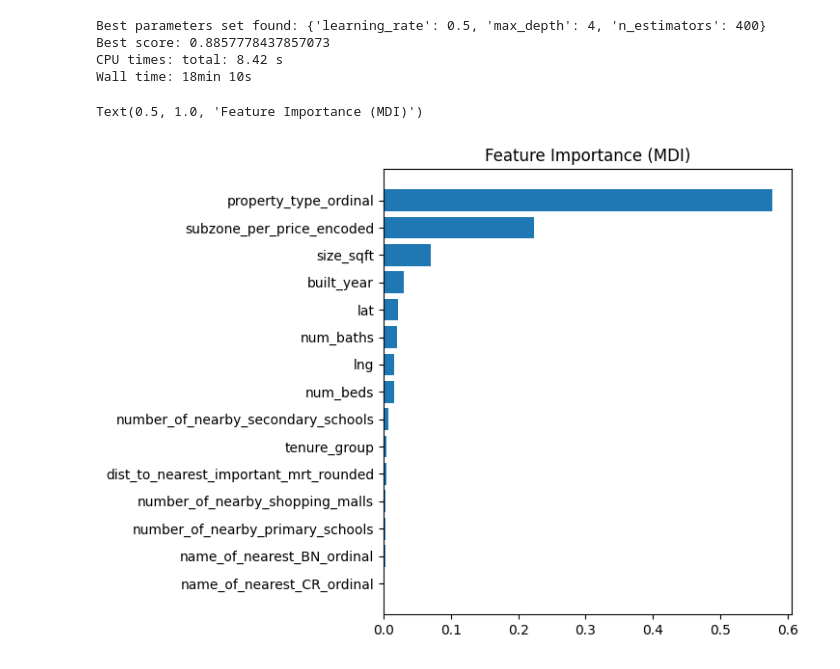
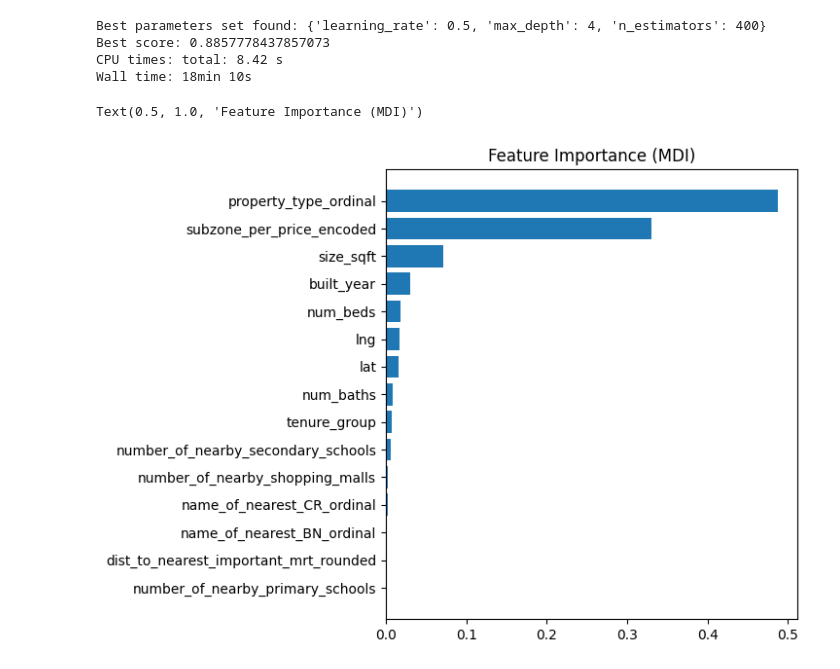
Before and after one commit to largecats/ghostbusters, a Jupyter notebook: task1/task1 - tree ensembles.ipynb, the cells around one changed output. Drawn from its saved outputs; the diff is of its cells as text; code cells hidden in the pictures.

```diff
--- a/task1/task1 - tree ensembles.ipynb
+++ b/task1/task1 - tree ensembles.ipynb
@@ -165,15 +165,15 @@ predicted = predicted * X_test['size_sqft'] # convert price per square feet to p
 df_predicted = format_predicted(predicted)
 df_predicted.to_csv("task1_tree_ensembles/gradient_boosting_predicted.csv", encoding='utf-8', index=None, header=True)
 # %%
-reg = best_random_forest_regressor
+reg = best_gradient_boosting_regressor
 feature_importance = reg.feature_importances_
 sorted_idx = np.argsort(feature_importance)
 pos = np.arange(sorted_idx.shape[0]) + 0.5
 fig = plt.figure(figsize=(12, 6))
 plt.subplot(1, 2, 1)
 plt.barh(pos, feature_importance[sorted_idx], align="center")
 plt.yticks(pos, np.array(X_train.columns)[sorted_idx])
 plt.title("Feature Importance (MDI)")
 # %% [output]
 Text(0.5, 1.0, 'Feature Importance (MDI)')
-[figure, old version]
+[figure, new version]
```
